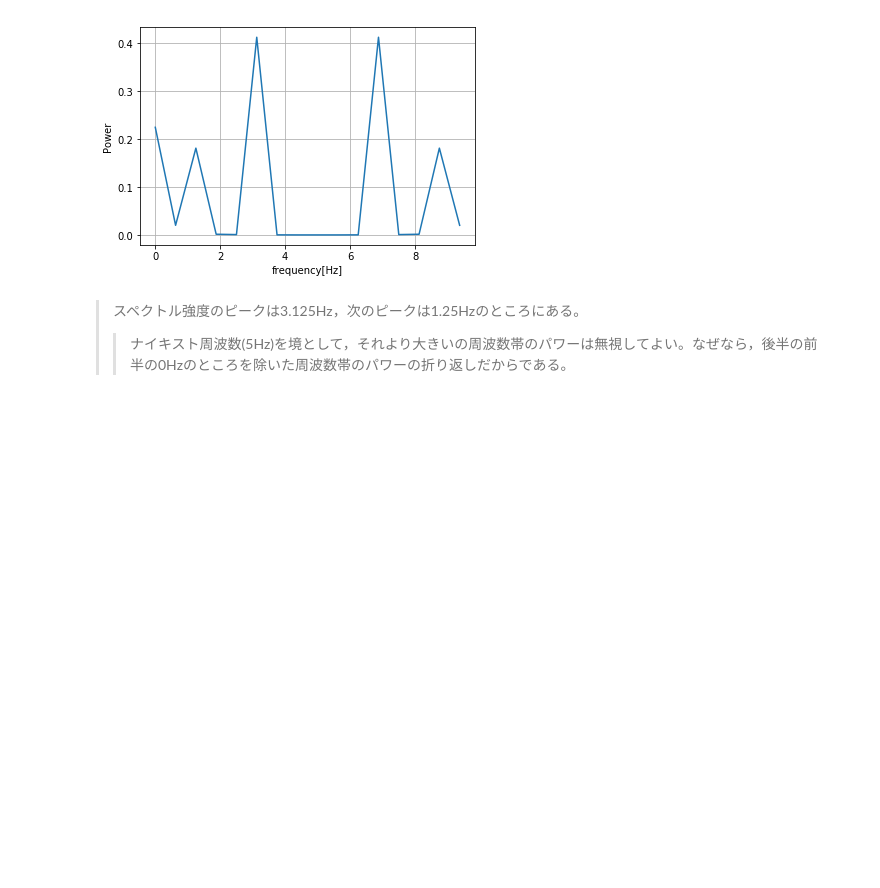
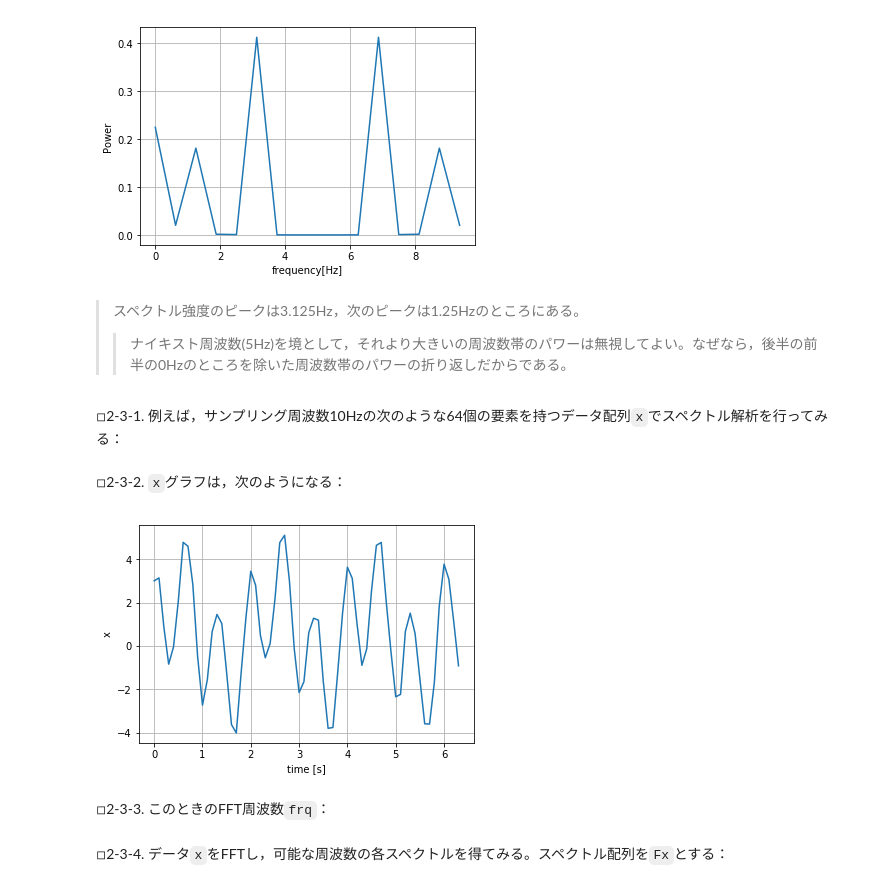
Before and after one commit to doppelgenkan/activity, a Jupyter notebook: frequency_amalysis/FFT_easy_theory.ipynb, the cells around one changed output. Cells and saved outputs as stored; diff of their text form; code cells hidden in the pictures; blank space fills up the shorter version.

```diff
--- a/frequency_amalysis/FFT_easy_theory.ipynb
+++ b/frequency_amalysis/FFT_easy_theory.ipynb
@@ -288,3 +288,26 @@ plt.grid()
 # %% [markdown]
 > スペクトル強度のピークは3.125Hz，次のピークは1.25Hzのところにある。
 >> ナイキスト周波数(5Hz)を境として，それより大きいの周波数帯のパワーは無視してよい。なぜなら，後半の前半の0Hzのところを除いた周波数帯のパワーの折り返しだからである。
+# %% [markdown]
+◽︎2-3-1. 例えば，サンプリング周波数10Hzの次のような64個の要素を持つデータ配列`x`でスペクトル解析を行ってみる：
+# %%
+x = np.array([ 3.005,  3.139,  0.887, -0.842, -0.049,  2.079,  4.781,  4.601,
+               2.84 , -0.501, -2.735, -1.566,  0.656,  1.454,  1.033, -1.232,
+              -3.631, -4.017, -1.245,  1.319,  3.449,  2.798,  0.481, -0.547,
+               0.106,  2.153,  4.771,  5.109,  2.993, -0.146, -2.153, -1.651,
+               0.613,  1.278,  1.187, -1.624, -3.804, -3.767, -1.202,  1.528,
+               3.635,  3.116,  1.004, -0.896, -0.132,  2.574,  4.644,  4.777,
+               2.126, -0.23 , -2.35 , -2.237,  0.671,  1.51 ,  0.579, -1.524,
+              -3.596, -3.608, -1.672,  1.81 ,  3.772,  3.077,  1.137, -0.918])
+# %% [markdown]
+◽︎2-3-2. `x`グラフは，次のようになる：
+# %%
+plt.plot(np.arange(64)/10,x)  # 第１引数はサンプルリング時刻
+plt.xlabel('time [s]')
+plt.ylabel('x')
+plt.grid()
+plt.show()
+# %% [output]
+[figure, added]
+# %% [markdown]
+◽︎2-3-3. このときのFFT周波数`frq`：
@@ -290,0 +316,2 @@ plt.grid()
+# %% [markdown]
+◽︎2-3-4. データ`x`をFFTし，可能な周波数の各スペクトルを得てみる。スペクトル配列を`Fx`とする：
```
Also changed, not shown: parts of 20 cells of this notebook.
